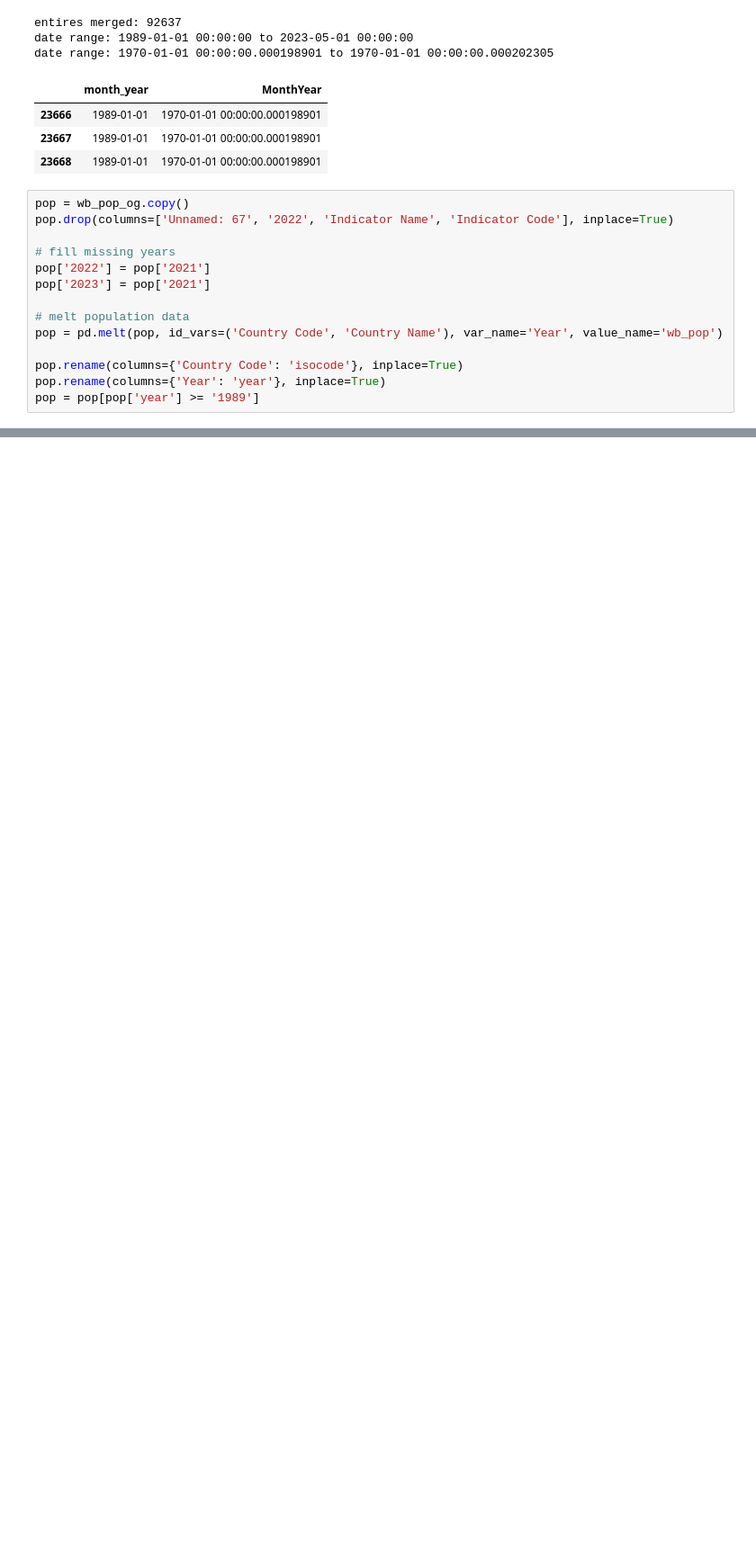
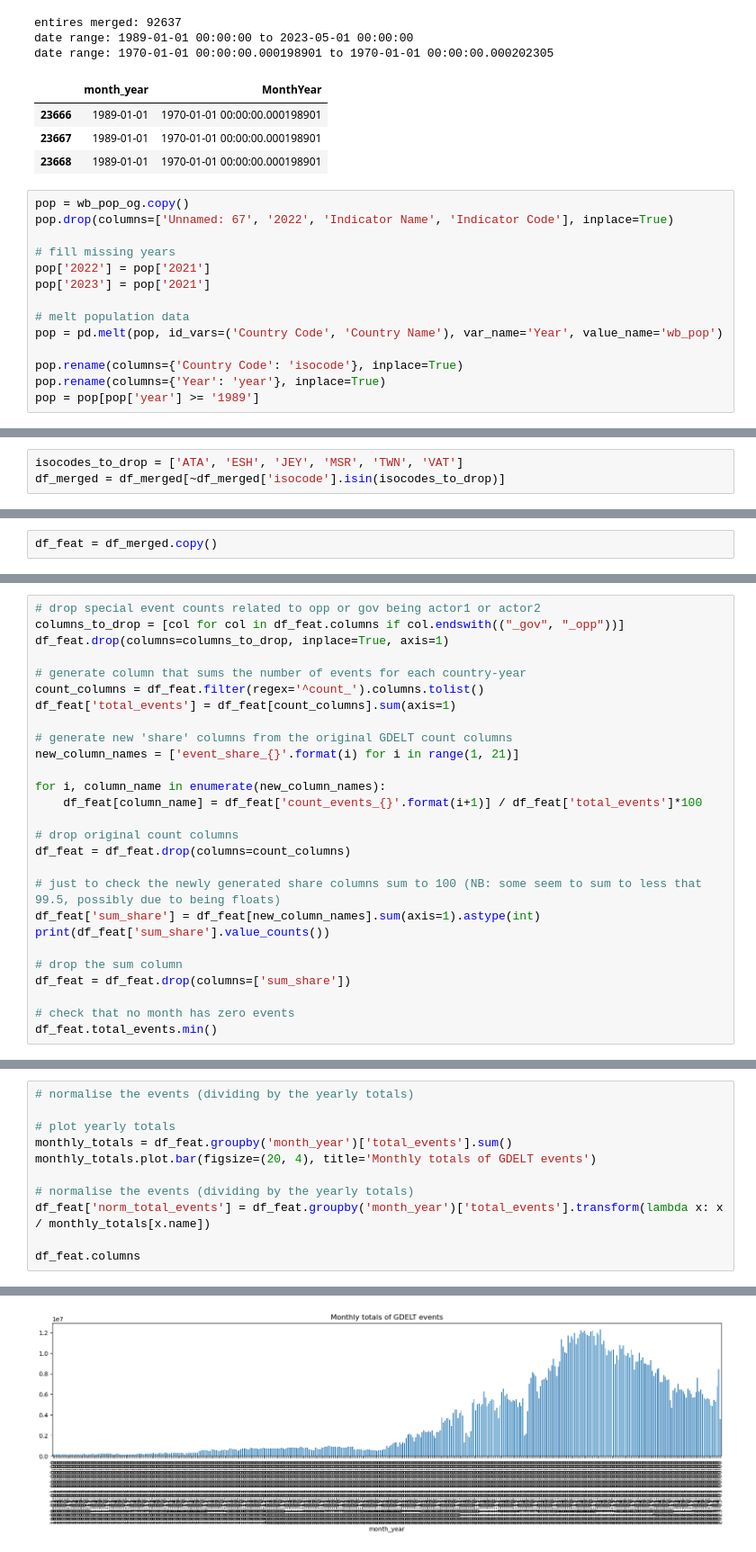
Before and after one commit to luisquinonesPR/thesis, a Jupyter notebook: EDA_files/hannes_mph.ipynb, the cells around one changed output, grey strips where cells are left out. Shown: that part at 90% size. Saved outputs shown, nothing was run; the diff lists cells and outputs as text; blank space fills up the shorter version.

```diff
--- a/EDA_files/hannes_mph.ipynb
+++ b/EDA_files/hannes_mph.ipynb
@@ -177,0 +149,3 @@ df.loc[df['isocode'] == 'BFA', ['isocode','year', 'deaths', 'wb_pop', 'deaths_pc
+# %%
+isocodes_to_drop = ['ATA', 'ESH', 'JEY', 'MSR', 'TWN', 'VAT']
+df_merged = df_merged[~df_merged['isocode'].isin(isocodes_to_drop)]
@@ -177,0 +180,2 @@ df.loc[df['isocode'] == 'BFA', ['isocode','year', 'deaths', 'wb_pop', 'deaths_pc
+# %%
+df_feat = df_merged.copy()
@@ -177,0 +192,27 @@ df.loc[df['isocode'] == 'BFA', ['isocode','year', 'deaths', 'wb_pop', 'deaths_pc
+# %%
+# drop special event counts related to opp or gov being actor1 or actor2
+columns_to_drop = [col for col in df_feat.columns if col.endswith(("_gov", "_opp"))]
+df_feat.drop(columns=columns_to_drop, inplace=True, axis=1)
+
+# generate column that sums the number of events for each country-year
+count_columns = df_feat.filter(regex='^count_').columns.tolist()
+df_feat['total_events'] = df_feat[count_columns].sum(axis=1)
+
+# generate new 'share' columns from the original GDELT count columns
+new_column_names = ['event_share_{}'.format(i) for i in range(1, 21)]
+
+for i, column_name in enumerate(new_column_names):
+    df_feat[column_name] = df_feat['count_events_{}'.format(i+1)] / df_feat['total_events']*100
+
+# drop original count columns
+df_feat = df_feat.drop(columns=count_columns)
+
+# just to check the newly generated share columns sum to 100 (NB: some seem to sum to less that 99.5, possibly due to being floats)
+df_feat['sum_share'] = df_feat[new_column_names].sum(axis=1).astype(int)
+print(df_feat['sum_share'].value_counts())
+
+# drop the sum column
+df_feat = df_feat.drop(columns=['sum_share'])
+
+# check that no month has zero events
+df_feat.total_events.min()
@@ -177,0 +224,12 @@ df.loc[df['isocode'] == 'BFA', ['isocode','year', 'deaths', 'wb_pop', 'deaths_pc
+# %%
+# normalise the events (dividing by the yearly totals)
+
+# plot yearly totals
+monthly_totals = df_feat.groupby('month_year')['total_events'].sum()
+monthly_totals.plot.bar(figsize=(20, 4), title='Monthly totals of GDELT events')
+
+# normalise the events (dividing by the yearly totals)
+df_feat['norm_total_events'] = df_feat.groupby('month_year')['total_events'].transform(lambda x: x / monthly_totals[x.name])
+
+df_feat.columns
+# %% [output]
@@ -177,0 +246 @@ df.loc[df['isocode'] == 'BFA', ['isocode','year', 'deaths', 'wb_pop', 'deaths_pc
+[figure, added]
```
Also changed, not shown: parts of 65 cells of this notebook, 8 other files.
